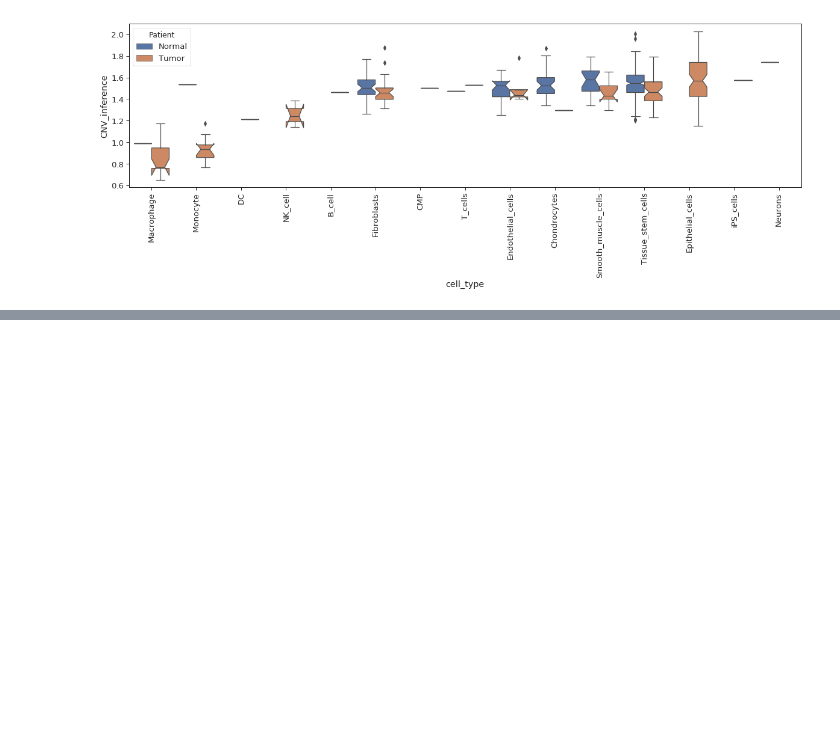
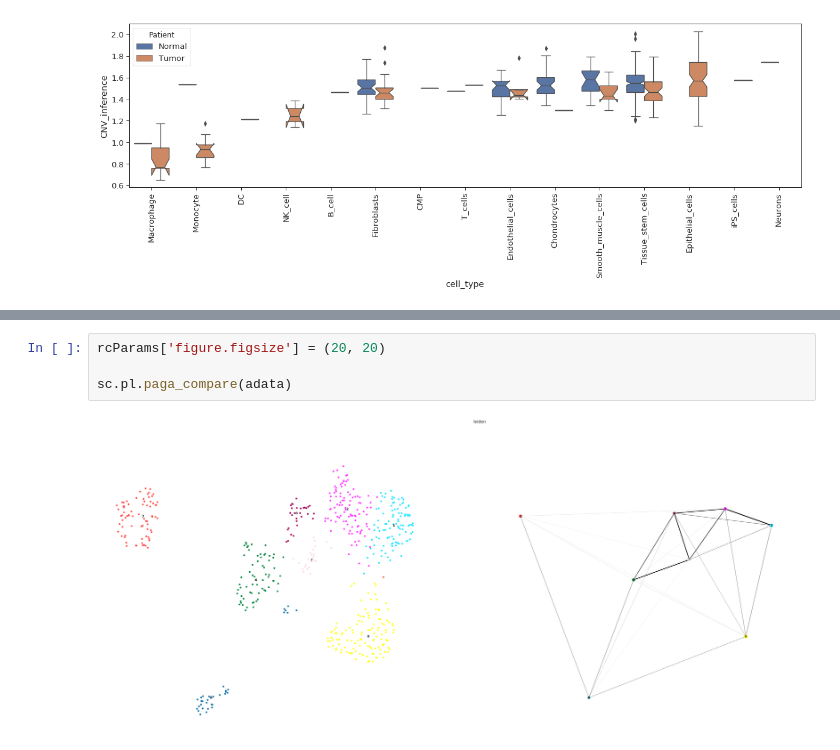
Before and after one commit to NCBI-Codeathons/Understand-cancer-evolution-through-single-cell-expression-dynamics, a Jupyter notebook: tools/palantir/scripts/palantir.ipynb, the cells around one changed output, grey strips where cells are left out. Cells and saved outputs as stored; diff of their text form; blank space fills up the shorter version.

```diff
--- a/tools/palantir/scripts/palantir.ipynb
+++ b/tools/palantir/scripts/palantir.ipynb
@@ -702,0 +713,6 @@ plt.setp(ax.get_xticklabels(), rotation=90)
+# %%
+rcParams['figure.figsize'] = (20, 20)
+
+sc.pl.paga_compare(adata)
+# %% [output]
+[figure, added]
```
Also changed, not shown: parts of 15 cells of this notebook, 2 other files.
